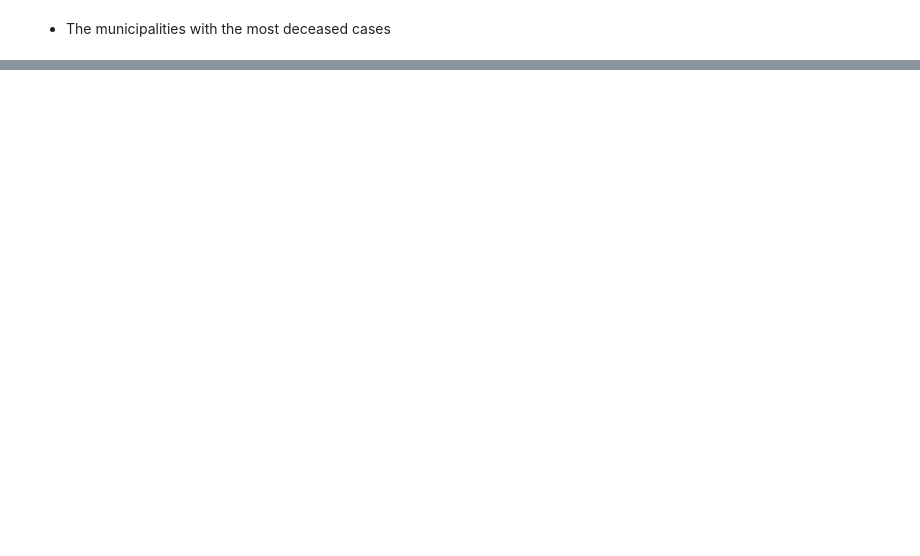
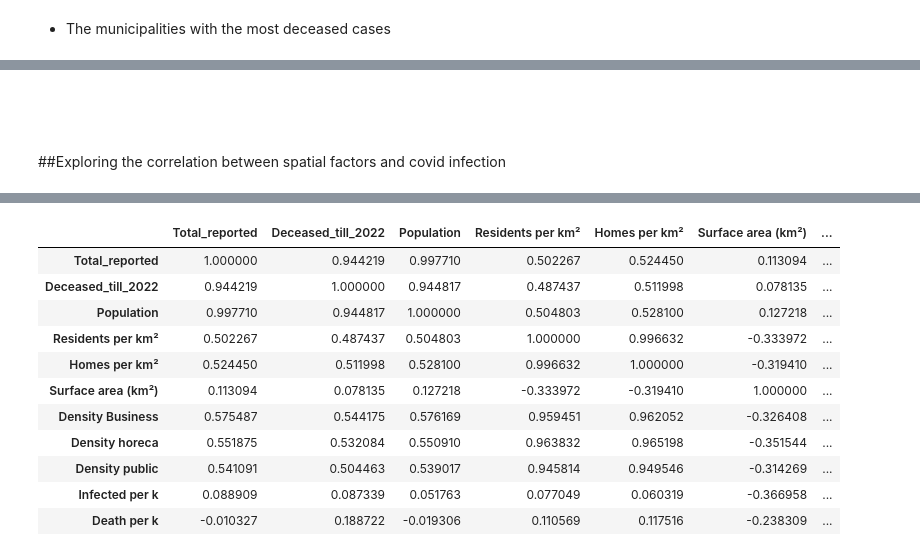
Before and after one commit to MC-Codingcat/NL-COVID-19-Data-Analysis, a Jupyter notebook: NL_COVID_19_spatial_related_data_analysis.ipynb, the cells around one changed output, grey strips where cells are left out. Drawn from its saved outputs; the diff is of its cells as text; code cells hidden in the pictures; blank space fills up the shorter version.

```diff
--- a/NL_COVID_19_spatial_related_data_analysis.ipynb
+++ b/NL_COVID_19_spatial_related_data_analysis.ipynb
@@ -370,0 +367,3 @@ df_gm_total.nlargest(5,['Deceased_till_2022'])
+# %%
+df['Infected per k'] =  df.apply(lambda row: round(row.Total_reported/row.Population*1000), axis=1)
+df.nlargest(5, ['Infected per k'])[['Infected per k','Municipality']]
@@ -420,0 +379,3 @@ sns.pairplot(df_gm_total)
+# %%
+df['Death per k'] = df.apply(lambda row: row.Deceased_till_2022/row.Population*1000, axis=1)
+df.nlargest(5, ['Death per k'])[['Death per k','Municipality']]
@@ -420,0 +389,7 @@ sns.pairplot(df_gm_total)
+# %% [markdown]
+<br><br/>
+# %% [markdown]
+##Exploring the correlation between spatial factors and covid infection
+# %%
+df.corr()
+# %% [output]
@@ -420,0 +397,12 @@ sns.pairplot(df_gm_total)
+|  | Total_reported | Deceased_till_2022 | Population | Residents per km² | Homes per km² | Surface area (km²) | ... |
+| Total_reported | 1.000000 | 0.944219 | 0.997710 | 0.502267 | 0.524450 | 0.113094 | ... |
+| Deceased_till_2022 | 0.944219 | 1.000000 | 0.944817 | 0.487437 | 0.511998 | 0.078135 | ... |
+| Population | 0.997710 | 0.944817 | 1.000000 | 0.504803 | 0.528100 | 0.127218 | ... |
+| Residents per km² | 0.502267 | 0.487437 | 0.504803 | 1.000000 | 0.996632 | -0.333972 | ... |
+| Homes per km² | 0.524450 | 0.511998 | 0.528100 | 0.996632 | 1.000000 | -0.319410 | ... |
+| Surface area (km²) | 0.113094 | 0.078135 | 0.127218 | -0.333972 | -0.319410 | 1.000000 | ... |
+| Density Business | 0.575487 | 0.544175 | 0.576169 | 0.959451 | 0.962052 | -0.326408 | ... |
+| Density horeca | 0.551875 | 0.532084 | 0.550910 | 0.963832 | 0.965198 | -0.351544 | ... |
+| Density public | 0.541091 | 0.504463 | 0.539017 | 0.945814 | 0.949546 | -0.314269 | ... |
+| Infected per k | 0.088909 | 0.087339 | 0.051763 | 0.077049 | 0.060319 | -0.366958 | ... |
+| Death per k | -0.010327 | 0.188722 | -0.019306 | 0.110569 | 0.117516 | -0.238309 | ... |
```
Also changed, not shown: parts of 65 cells of this notebook.
